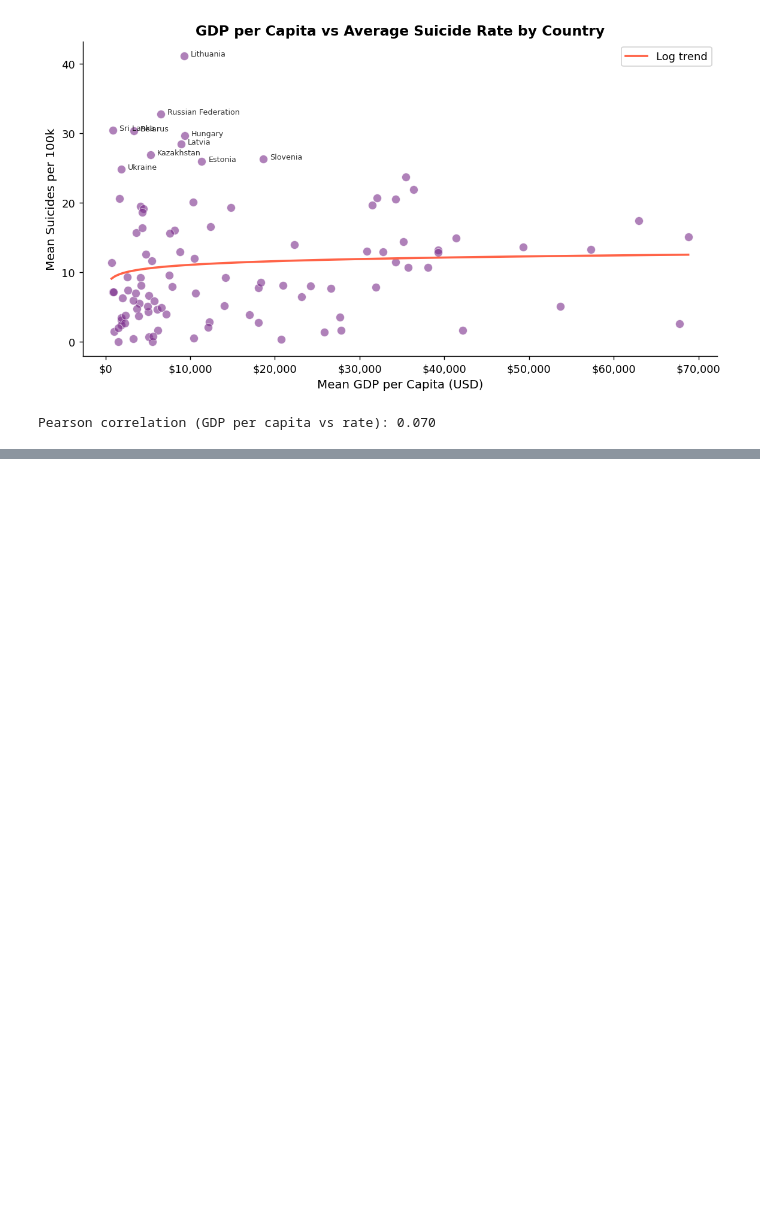
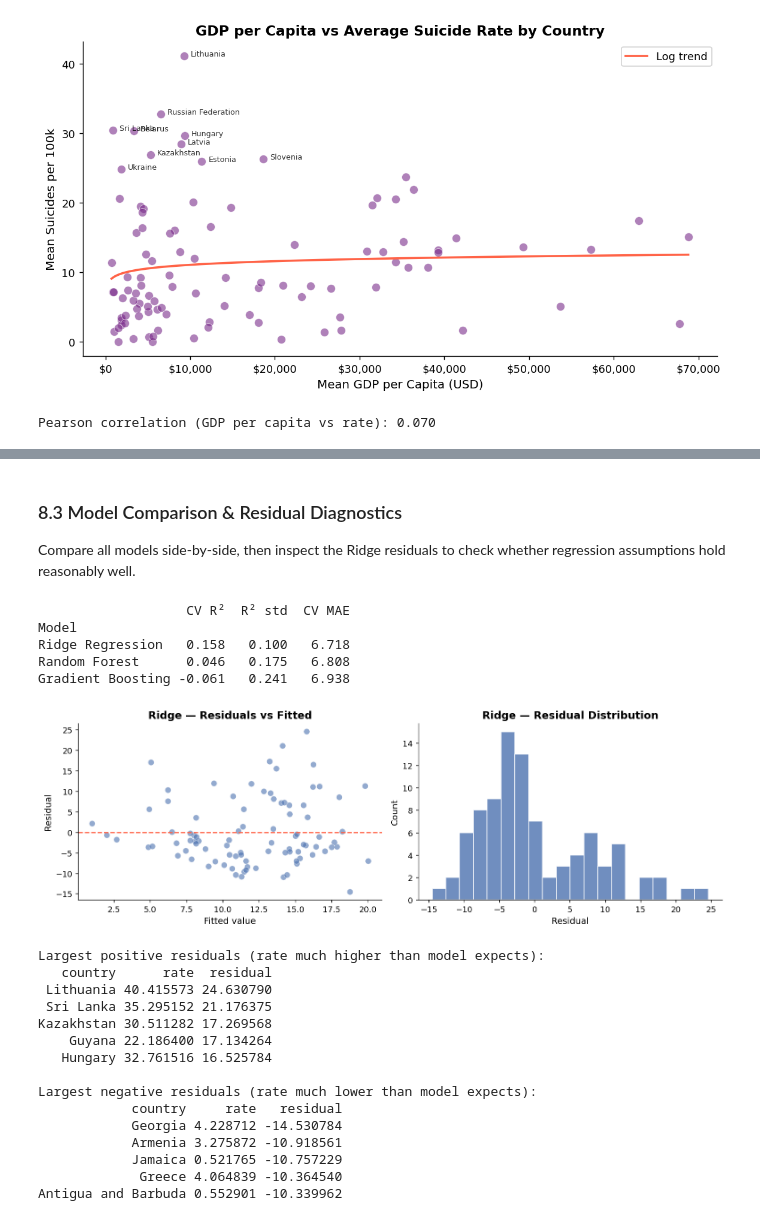
Before and after one commit to MustafaKaanKoc/Reproducible-Research-Term-Project, a Jupyter notebook: suicide_rates_initial_eda.ipynb, the cells around one changed output, grey strips where cells are left out. Cells and saved outputs as stored; diff of their text form; code cells hidden in the pictures; blank space fills up the shorter version.

```diff
--- a/suicide_rates_initial_eda.ipynb
+++ b/suicide_rates_initial_eda.ipynb
@@ -335,0 +463,66 @@ Pearson correlation (GDP per capita vs rate): 0.070
+# %% [markdown]
+### 8.3 Model Comparison & Residual Diagnostics
+Compare all models side-by-side, then inspect the Ridge residuals to check
+whether regression assumptions hold reasonably well.
+# %%
+gb = GradientBoostingRegressor(n_estimators=200, learning_rate=0.05,
+                               max_depth=3, random_state=42)
+cv_r2_gb  = cross_val_score(gb, X, y, cv=kf, scoring='r2')
+cv_mae_gb = cross_val_score(gb, X, y, cv=kf, scoring='neg_mean_absolute_error')
+
+results = pd.DataFrame({
+    'Model': ['Ridge Regression', 'Random Forest', 'Gradient Boosting'],
+    'CV R²':  [cv_r2.mean(),    cv_r2_rf.mean(),    cv_r2_gb.mean()],
+    'R² std': [cv_r2.std(),     cv_r2_rf.std(),     cv_r2_gb.std()],
+    'CV MAE': [(-cv_mae).mean(), (-cv_mae_rf).mean(), (-cv_mae_gb).mean()],
+}).set_index('Model').round(3)
+
+print(results.to_string())
+
+# ── Residual plot (Ridge) ──────────────────────────────────────────────────
+y_pred_lr = lr_pipe.predict(X)
+residuals  = y - y_pred_lr
+
+fig, axes = plt.subplots(1, 2, figsize=(12, 4))
+
+axes[0].scatter(y_pred_lr, residuals, alpha=0.6, color='#4C72B0',
+                edgecolors='white', linewidth=0.5, s=55)
+axes[0].axhline(0, color='tomato', linewidth=1.5, linestyle='--')
+axes[0].set(title='Ridge — Residuals vs Fitted',
+            xlabel='Fitted value', ylabel='Residual')
+
+axes[1].hist(residuals, bins=20, color='#4C72B0', alpha=0.8, edgecolor='white')
+axes[1].set(title='Ridge — Residual Distribution',
+            xlabel='Residual', ylabel='Count')
+
+plt.tight_layout()
+plt.show()
+
+# ── Highlight largest residuals ────────────────────────────────────────────
+country_model['residual'] = residuals
+print("\nLargest positive residuals (rate much higher than model expects):")
+print(country_model.nlargest(5, 'residual')[['country', 'rate', 'residual']].to_string(index=False))
+print("\nLargest negative residuals (rate much lower than model expects):")
+print(country_model.nsmallest(5, 'residual')[['country', 'rate', 'residual']].to_string(index=False))
+# %% [output]
+                   CV R²  R² std  CV MAE
+Model
+Ridge Regression   0.158   0.100   6.718
+Random Forest      0.046   0.175   6.808
+Gradient Boosting -0.061   0.241   6.938
+[figure, added]
+Largest positive residuals (rate much higher than model expects):
+   country      rate  residual
+ Lithuania 40.415573 24.630790
+ Sri Lanka 35.295152 21.176375
+Kazakhstan 30.511282 17.269568
+    Guyana 22.186400 17.134264
+   Hungary 32.761516 16.525784
+
+Largest negative residuals (rate much lower than model expects):
+            country     rate   residual
+            Georgia 4.228712 -14.530784
+            Armenia 3.275872 -10.918561
+            Jamaica 0.521765 -10.757229
+             Greece 4.064839 -10.364540
+Antigua and Barbuda 0.552901 -10.339962
```
Also changed, not shown: parts of 6 cells of this notebook.
